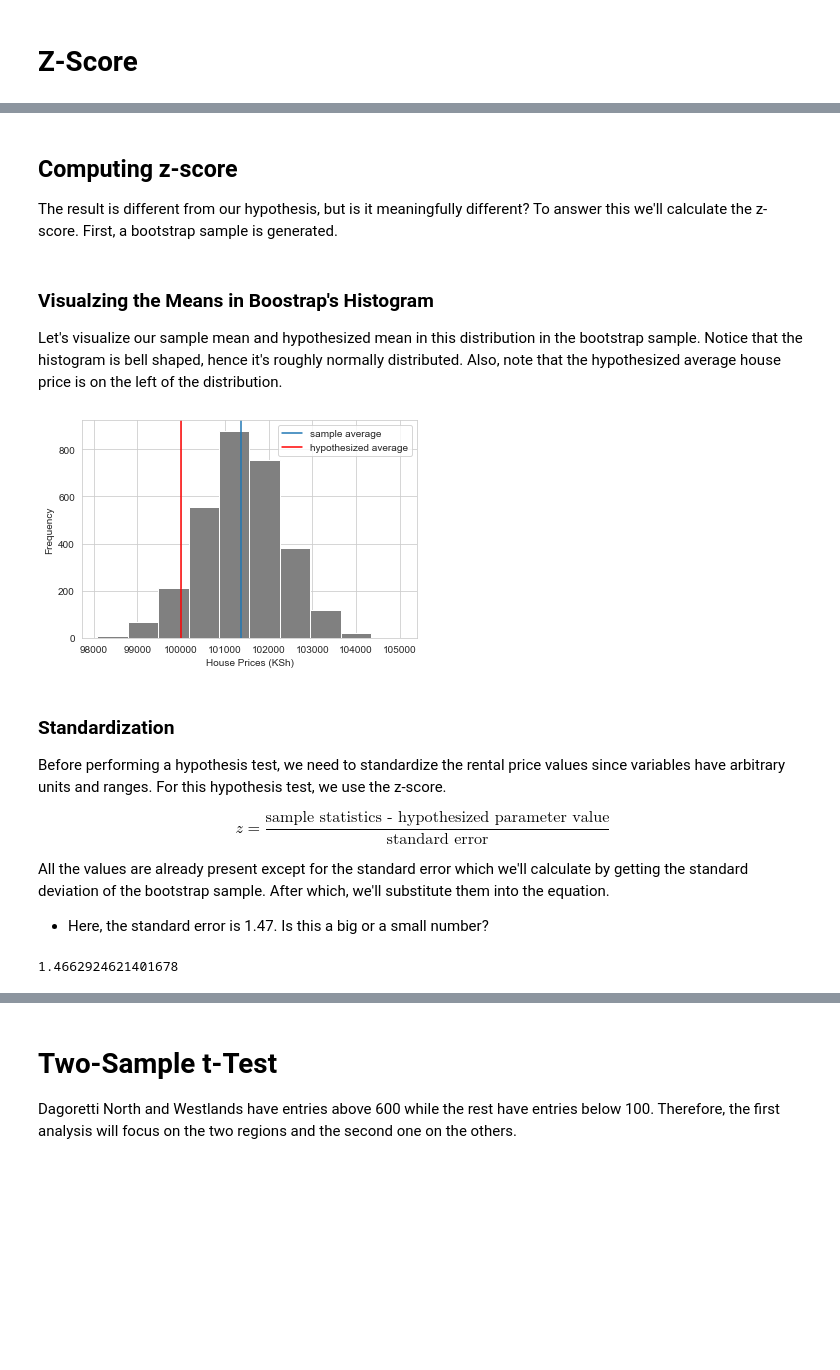
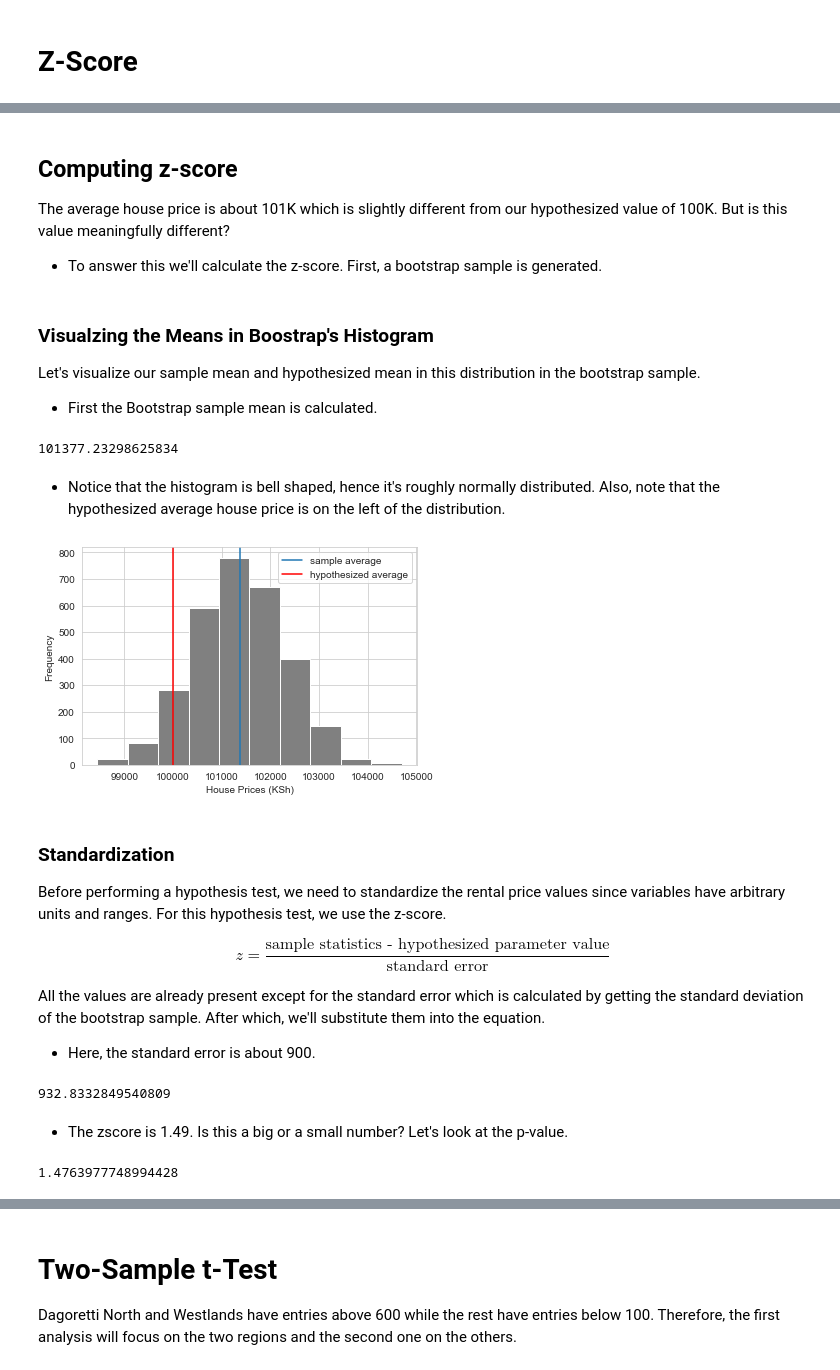
Before and after one commit to Demiga-g/rental-prices-kenya, a Jupyter notebook: Rentals in Nairobi.ipynb, the cells around one changed output, grey strips where cells are left out. Cells and saved outputs as stored; diff of their text form; code cells hidden in the pictures; blank space fills up the shorter version.

```diff
--- a/Rentals in Nairobi.ipynb
+++ b/Rentals in Nairobi.ipynb
@@ -78,8 +85,9 @@ The `Price` variables also need some adjustments to convert it from an `Object`
 # %%
 remove_character = lambda x: x.translate({ord(c): None for c in ",KSh"})
 
-apt_rents['rental_price'] = apt_rents.Price.apply(remove_character)
-apt_rents['rental_price'] = apt_rents['rental_price'].astype('int64')
+apt_rents['rental_price'] = apt_rents.Price\
+        .apply(remove_character)\
+        .astype('int64')
 
 print(apt_rents.rental_price.head())
 assert apt_rents.rental_price.dtype == 'int64'
@@ -97,5 +107,7 @@ The variables `Agency` and `link` won't be of use in this analysis but they prov
 # %%
-rental_aprt = apt_rents[['region', 'rental_price', 'sq_mtrs', 'Bedrooms', 'Bathrooms']]
+rental_aprt = apt_rents[['region', 'rental_price',
+                         'sq_mtrs', 'Bedrooms',
+                         'Bathrooms']]
 print(rental_aprt.head())
 # %% [output]
             region  rental_price  sq_mtrs  Bedrooms  Bathrooms
@@ -179,4 +193,5 @@ $H_A$: The average house rent price is higher than KSh 100K because the prices i
 # %%
-hypothesized_price = rental_aprt.rental_price.median()
-hypothesized_price
+print('mean: ', rental_aprt.rental_price.mean())
+print('median: ', rental_aprt.rental_price.median())
+hypothesized_price = 100000
 # %% [output]
@@ -193,5 +204,7 @@ sample_price
 # %% [markdown]
 ## Computing z-score
 
-The result is different from our hypothesis, but is it meaningfully different? To answer this we'll calculate the z-score. First, a bootstrap sample is generated.
+The average house price is about 101K which is slightly different from our hypothesized value of 100K. But is this value meaningfully different?
+
+- To answer this we'll calculate the z-score. First, a bootstrap sample is generated.
 # %%
@@ -204,20 +217,28 @@ for _ in range(3000):
 # %% [markdown]
 ### Visualzing the Means in Boostrap's Histogram
 
-Let's visualize our sample mean and hypothesized mean in this distribution in the bootstrap sample. Notice that the histogram is bell shaped, hence it's roughly normally distributed. Also, note that the hypothesized average house price
-is on the left of the distribution.
+Let's visualize our sample mean and hypothesized mean in this distribution in the bootstrap sample.
+
+- First the Bootstrap sample mean is calculated.
+# %%
+bootstrap_sample_mean = np.mean(bootstrap_sample)
+bootstrap_sample_mean
+# %% [output]
+101377.23298625834
+# %% [markdown]
+- Notice that the histogram is bell shaped, hence it's roughly normally distributed. Also, note that the hypothesized average house price is on the left of the distribution.
 # %%
 plt.hist(bootstrap_sample, color='grey')
-plt.axvline([sample_price], label='sample average')
+plt.axvline([bootstrap_sample_mean], label='sample average')
 plt.axvline([hypothesized_price],
             label='hypothesized average',
             color='r')
 plt.xlabel('House Prices (KSh)')
 plt.ylabel('Frequency')
 plt.legend()
 plt.show()
 # %% [output]
-[figure, old version]
+[figure, new version]
 # %% [markdown]
 ### Standardization
 
@@ -225,15 +246,21 @@ Before performing a hypothesis test, we need to standardize the rental price val
 
 $$z = \frac{\text{sample statistics - hypothesized parameter value}}{\text{standard error}}$$
 
-All the values are already present except for the standard error which we'll calculate by getting the standard deviation of the bootstrap sample. After which, we'll substitute them into the equation.
+All the values are already present except for the standard error which is calculated by getting the standard deviation of the bootstrap sample. After which, we'll substitute them into the equation.
 
-- Here, the standard error is 1.47. Is this a big or a small number?
+- Here, the standard error is about 900.
+# %%
+std_error = np.std(bootstrap_sample, ddof=1)
+std_error
+# %% [output]
+932.8332849540809
+# %% [markdown]
+- The zscore is 1.49. Is this a big or a small number? Let's look at the p-value.
 # %%
-std_error = np.std(bootstrap_sample, ddof=1)
-z_score = (sample_price - hypothesized_price) / std_error
+z_score = (bootstrap_sample_mean - hypothesized_price) / std_error
 print(z_score)
 # %% [output]
-1.4662924621401678
+1.4763977748994428
 # %% [markdown]
 ## Computing p-Value
 
```
Also changed, not shown: parts of 60 cells of this notebook.
